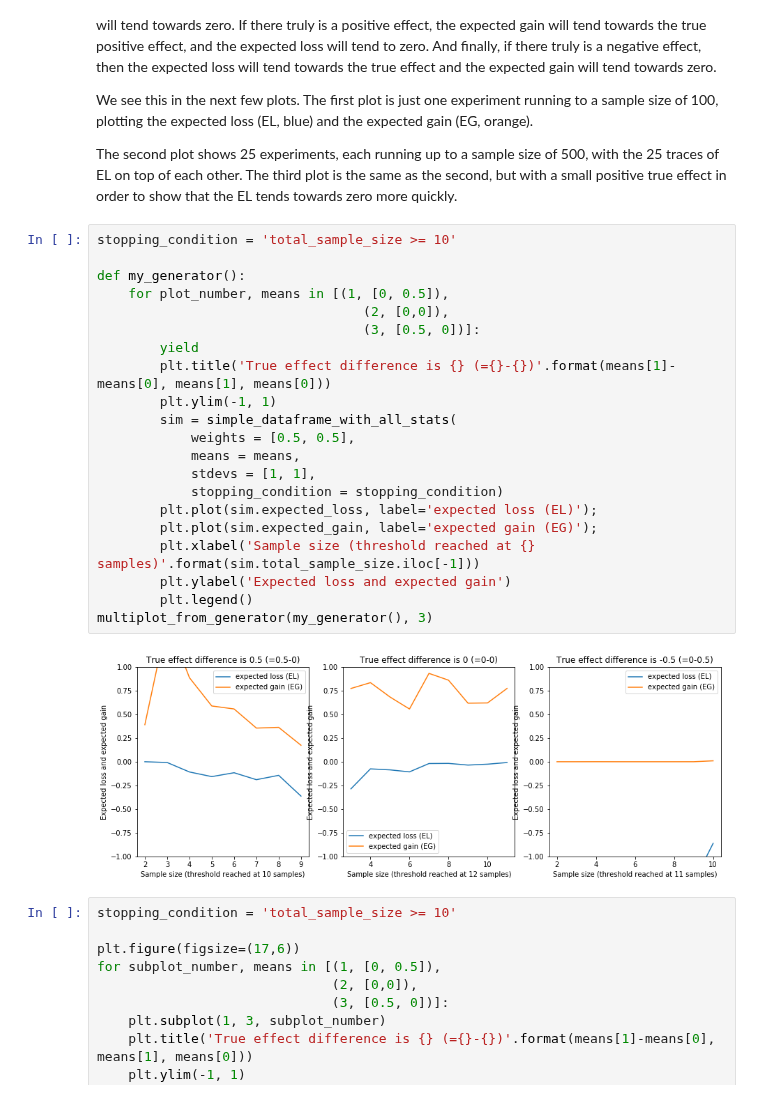
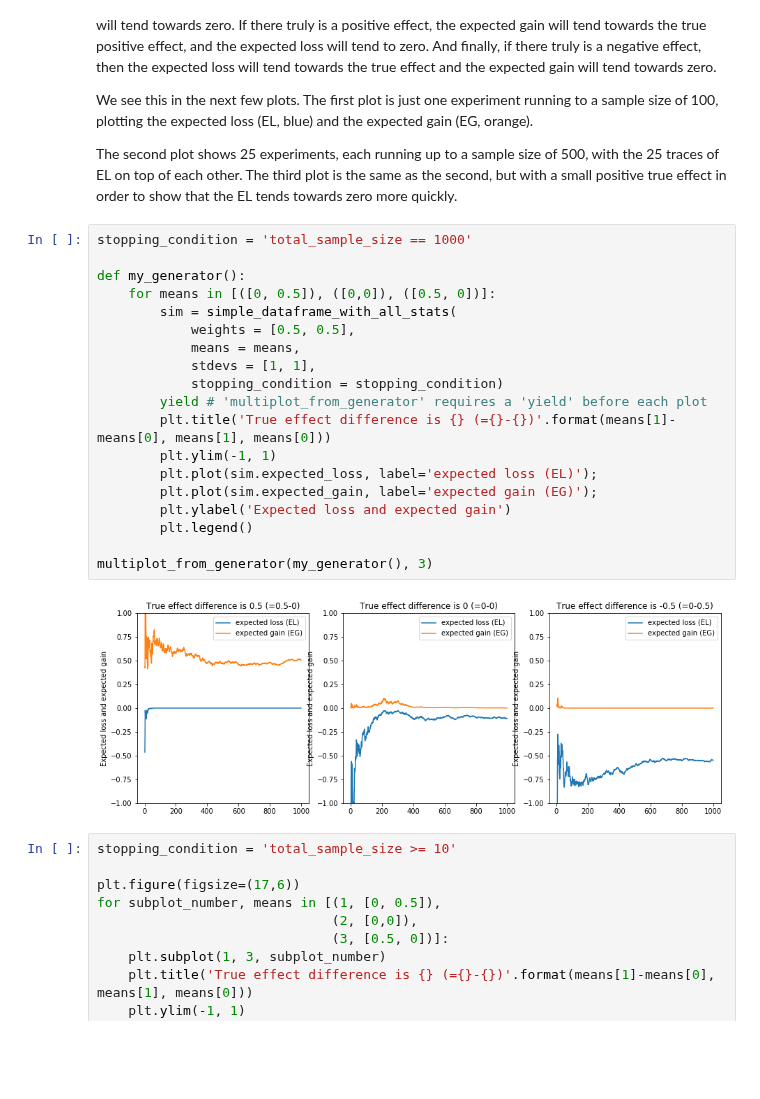
Before and after one commit to aaronmcdaid/bayesian.risk, a Jupyter notebook: notebooks/Using the Ratio Of Expected Gain to Expected Loss (REGEL) for fast A-B testing.ipynb, the cells around one changed output. Saved outputs shown, nothing was run; the diff lists cells and outputs as text; blank space fills up the shorter version.

```diff
--- a/notebooks/Using the Ratio Of Expected Gain to Expected Loss (REGEL) for fast A-B testing.ipynb
+++ b/notebooks/Using the Ratio Of Expected Gain to Expected Loss (REGEL) for fast A-B testing.ipynb
@@ -25,28 +27,26 @@ We see this in the next few plots. The first plot is just one experiment running
 
 The second plot shows 25 experiments, each running up to a sample size of 500, with the 25 traces of EL on top of each other. The third plot is the same as the second, but with a small positive true effect in order to show that the EL tends towards zero more quickly.
 # %%
-stopping_condition = 'total_sample_size >= 10'
+stopping_condition = 'total_sample_size == 1000'
 
 def my_generator():
-    for plot_number, means in [(1, [0, 0.5]),
-                                  (2, [0,0]),
-                                  (3, [0.5, 0])]:
-        yield
-        plt.title('True effect difference is {} (={}-{})'.format(means[1]-means[0], means[1], means[0]))
-        plt.ylim(-1, 1)
+    for means in [([0, 0.5]), ([0,0]), ([0.5, 0])]:
         sim = simple_dataframe_with_all_stats(
             weights = [0.5, 0.5],
             means = means,
             stdevs = [1, 1],
             stopping_condition = stopping_condition)
+        yield # 'multiplot_from_generator' requires a 'yield' before each plot
+        plt.title('True effect difference is {} (={}-{})'.format(means[1]-means[0], means[1], means[0]))
+        plt.ylim(-1, 1)
         plt.plot(sim.expected_loss, label='expected loss (EL)');
         plt.plot(sim.expected_gain, label='expected gain (EG)');
-        plt.xlabel('Sample size (threshold reached at {} samples)'.format(sim.total_sample_size.iloc[-1]))
         plt.ylabel('Expected loss and expected gain')
         plt.legend()
+
 multiplot_from_generator(my_generator(), 3)
 # %% [output]
-[figure, old version]
+[figure, new version]
 # %%
 stopping_condition = 'total_sample_size >= 10'
 
```
Also changed, not shown: parts of 1 cell of this notebook.
